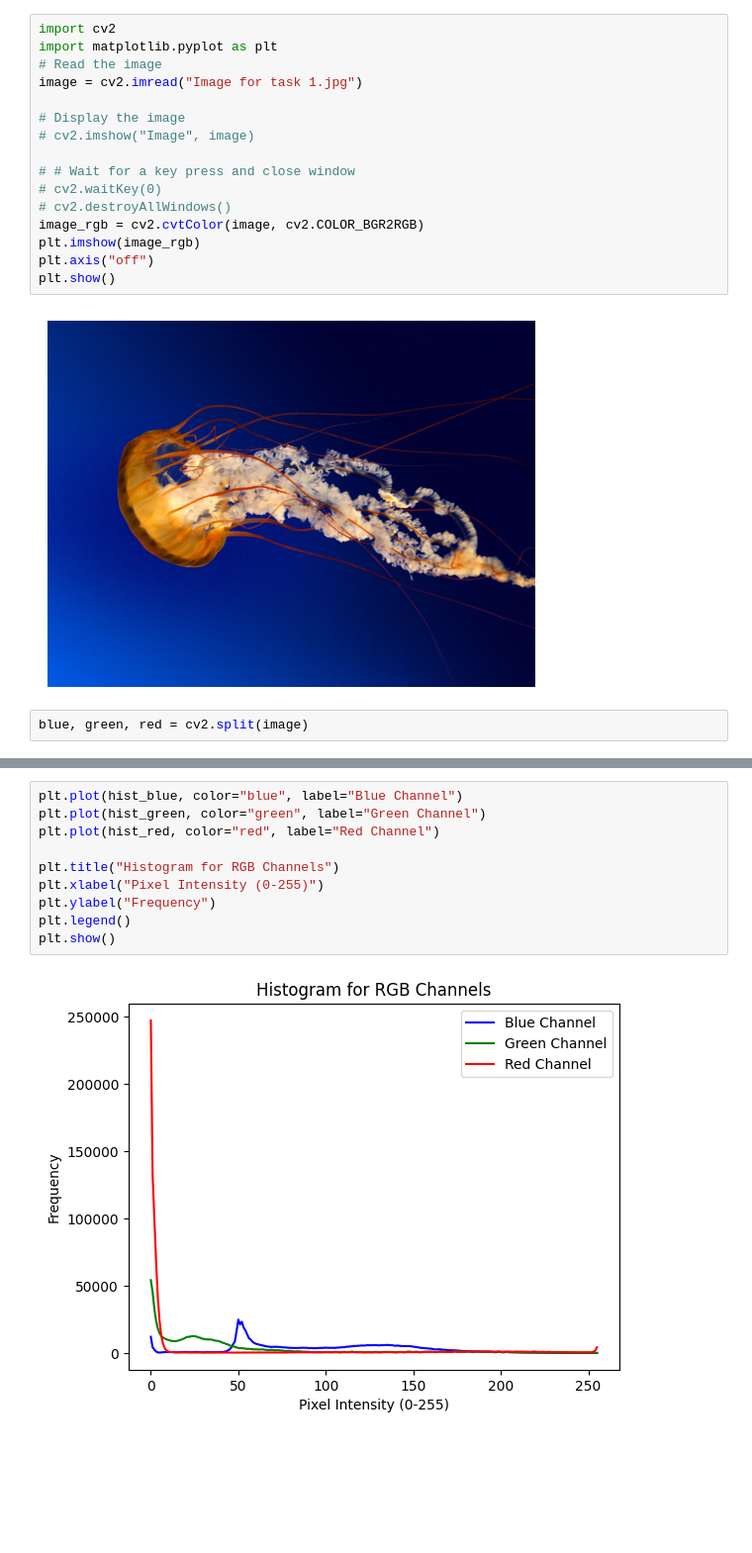
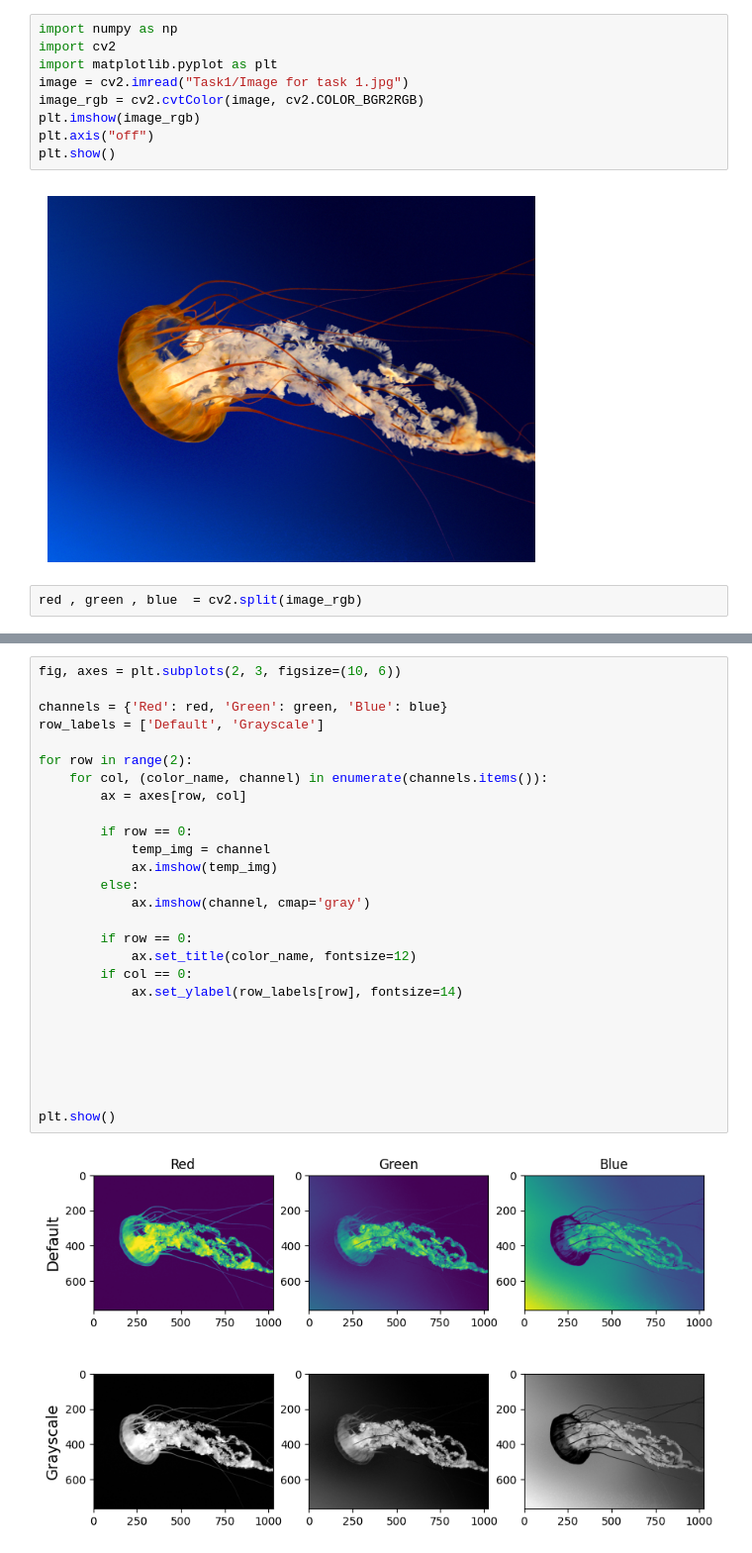
Before and after one commit to omarashraf03/Image-Processing, a Jupyter notebook: Task1/task1.ipynb, the cells around one changed output, grey strips where cells are left out. Shown at 99% size. Cells and saved outputs as stored; diff of their text form; blank space fills up the shorter version.

```diff
--- a/Task1/task1.ipynb
+++ b/Task1/task1.ipynb
@@ -1,15 +1,8 @@
 # %%
+import numpy as np
 import cv2
 import matplotlib.pyplot as plt
-# Read the image
-image = cv2.imread("Image for task 1.jpg")
-
-# Display the image
-# cv2.imshow("Image", image)
-
-# # Wait for a key press and close window
-# cv2.waitKey(0)
-# cv2.destroyAllWindows()
+image = cv2.imread("Task1/Image for task 1.jpg")
 image_rgb = cv2.cvtColor(image, cv2.COLOR_BGR2RGB)
 plt.imshow(image_rgb)
 plt.axis("off")
@@ -17,4 +10,4 @@ plt.show()
 # %% [output]
 [figure]
 # %%
-blue, green, red = cv2.split(image)
+red , green , blue  = cv2.split(image_rgb)
@@ -69,12 +14,29 @@ plt.show()
-# %%
-plt.plot(hist_blue, color="blue", label="Blue Channel")
-plt.plot(hist_green, color="green", label="Green Channel")
-plt.plot(hist_red, color="red", label="Red Channel")
-
-plt.title("Histogram for RGB Channels")
-plt.xlabel("Pixel Intensity (0-255)")
-plt.ylabel("Frequency")
-plt.legend()
-plt.show()
-# %% [output]
-[figure, removed]
+# %%
+fig, axes = plt.subplots(2, 3, figsize=(10, 6))
+
+channels = {'Red': red, 'Green': green, 'Blue': blue}
+row_labels = ['Default', 'Grayscale']
+
+for row in range(2):
+    for col, (color_name, channel) in enumerate(channels.items()):
+        ax = axes[row, col]
+
+        if row == 0:
+            temp_img = channel
+            ax.imshow(temp_img)
+        else:
+            ax.imshow(channel, cmap='gray')
+
+        if row == 0:
+            ax.set_title(color_name, fontsize=12)
+        if col == 0:
+            ax.set_ylabel(row_labels[row], fontsize=14)
+
+
+
+
+
+
+plt.show()
+# %% [output]
+[figure, added]
```
Also changed, not shown: parts of 11 cells of this notebook, 1 other file.
